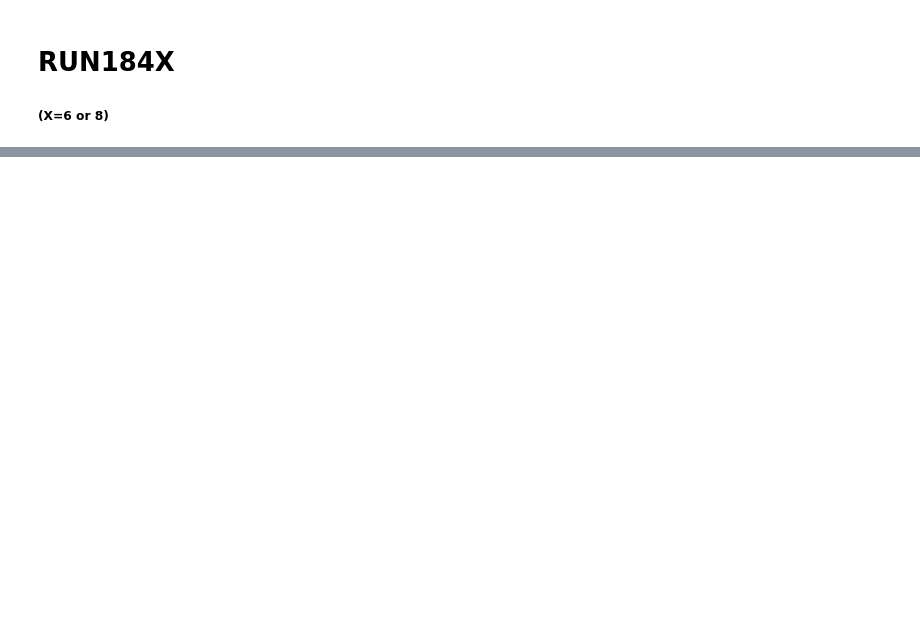
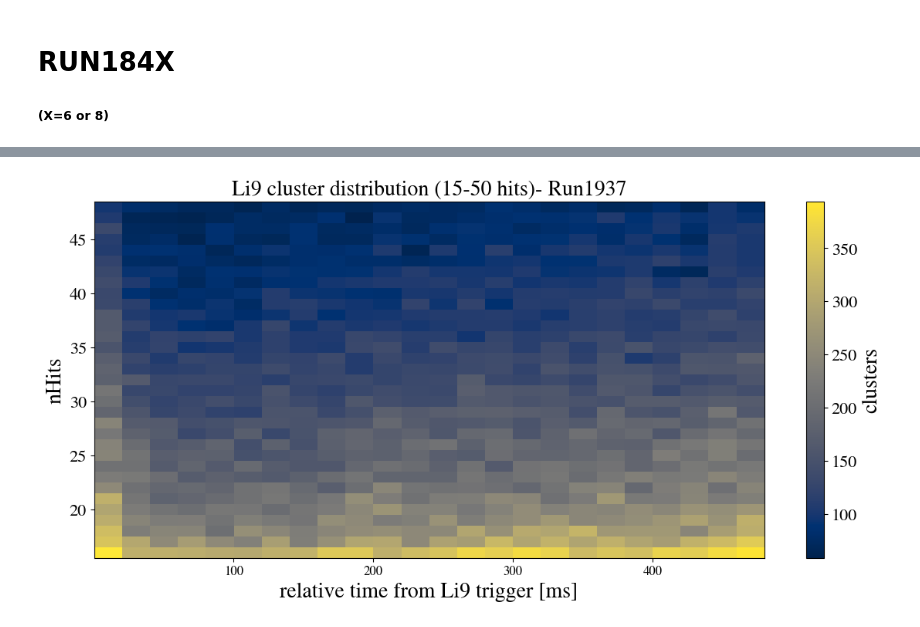
Before and after one commit to elenaramos44/9Li_analysis, a Jupyter notebook: notebooks/nHits.ipynb, the cells around one changed output, grey strips where cells are left out. Saved outputs shown, nothing was run; the diff lists cells and outputs as text; code cells hidden in the pictures; blank space fills up the shorter version.

```diff
--- a/notebooks/nHits.ipynb
+++ b/notebooks/nHits.ipynb
@@ -162,0 +145,19 @@ plt.show()
+# %%
+x = df['t_window_start_rel_ms']
+y = df['nHits']
+
+# Binning
+x_bins = np.linspace(x.min(), x.max(), 25)       # finer bins for time
+y_bins = np.arange(y.min()-0.5, y.max()+1.5, 1)  # integer nHits bins
+
+H, xedges, yedges = np.histogram2d(x, y, bins=[x_bins, y_bins])
+
+plt.figure(figsize=(14,6))
+plt.pcolormesh(xedges, yedges, H.T, cmap='cividis', shading='auto')
+plt.colorbar(label='clusters')
+plt.xlabel('relative time from Li9 trigger [ms]')
+plt.ylabel('nHits')
+plt.title(f'Li9 cluster distribution ({nHits_min}-{nHits_max} hits)- Run{run_number}')
+plt.show()
+# %% [output]
+[figure, added]
```
Also changed, not shown: parts of 6 cells of this notebook, 8 other files.
